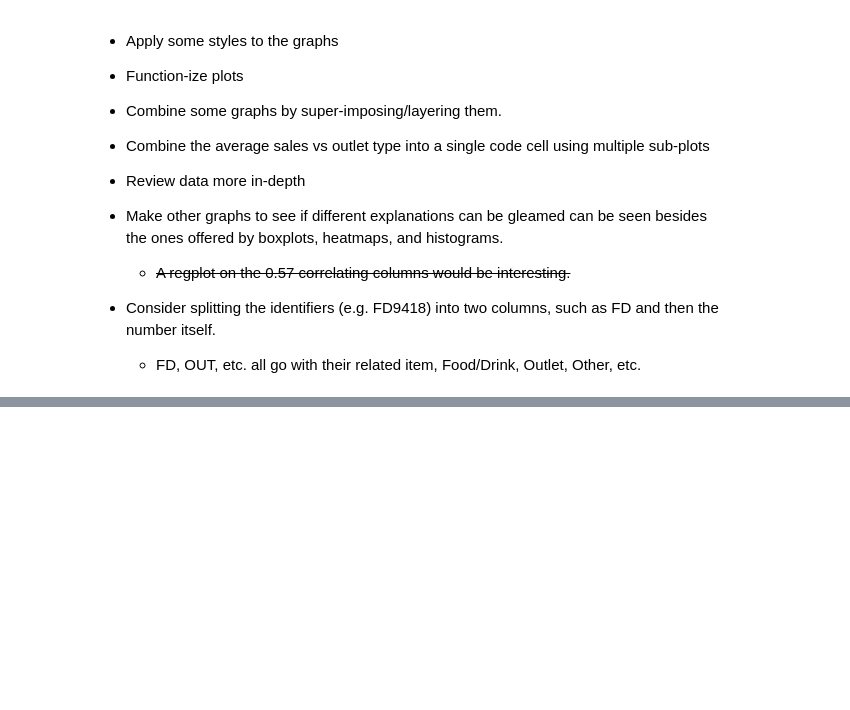
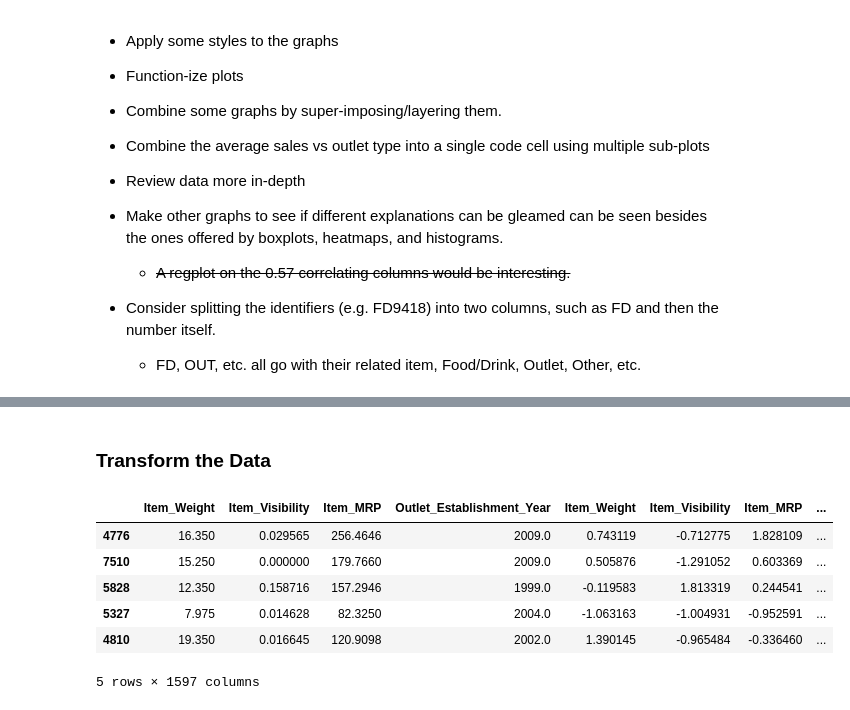
Before and after one commit to hokushrine/prediction-of-product-sales, a Jupyter notebook: Prediction_of_Product_Sales.ipynb, the cells around one changed output, grey strips where cells are left out. Saved outputs shown, nothing was run; the diff lists cells and outputs as text; code cells hidden in the pictures; blank space fills up the shorter version.

Commit message:
Train test split and data transformation

```diff
--- a/Prediction_of_Product_Sales.ipynb
+++ b/Prediction_of_Product_Sales.ipynb
@@ -532,0 +712,9 @@ To-Do
+# %%
+# Get list of numeric columns and instantiate a StandardScaler & imputer
+num_cols = X_train.select_dtypes('number').columns
+scaler = StandardScaler()
+imputer = SimpleImputer(strategy='mean')
+
+# Construct the tuple for column transformer with the scaler
+num_tuple = ('numeric',scaler, num_cols)
+num_tuple
@@ -532,0 +729,8 @@ To-Do
+# %%
+# Get list of categorical columns and instantiate a OneHotEncoder
+cat_cols = X_train.select_dtypes('object').columns
+encoder_ohe = OneHotEncoder(handle_unknown='ignore',sparse_output=False)
+
+# Construct the tuple for column transformer with the encoder
+cat_tuple = ('categorical',encoder_ohe, cat_cols)
+cat_tuple
@@ -532,0 +745,11 @@ To-Do
+# %%
+# Passing a list of tuples. Put the last parens on the same line as the last arg to follow PEP8 standards
+# Remember, the order of the tuples matter! Transformations happen according to the order of the tuples
+preprocessor = ColumnTransformer(
+    [
+        ('numeric', imputer, num_cols),
+        ('scaler', scaler, num_cols),
+        ('categorical', encoder_ohe, cat_cols),
+    ], verbose_feature_names_out=False)
+
+preprocessor
@@ -532,0 +772,3 @@ To-Do
+# %%
+# Fit on training data
+preprocessor.fit(X_train)
@@ -532,0 +791,19 @@ To-Do
+# %% [markdown]
+### Transform the Data
+# %%
+# Transform the training data
+X_train_processed = preprocessor.transform(X_train)
+
+# Transform the testing data
+X_test_processed = preprocessor.transform(X_test)
+
+# View the processed training data
+X_train_processed.head()
+# %% [output]
+|  | Item_Weight | Item_Visibility | Item_MRP | Outlet_Establishment_Year | Item_Weight | Item_Visibility | Item_MRP | ... |
+| 4776 | 16.350 | 0.029565 | 256.4646 | 2009.0 | 0.743119 | -0.712775 | 1.828109 | ... |
+| 7510 | 15.250 | 0.000000 | 179.7660 | 2009.0 | 0.505876 | -1.291052 | 0.603369 | ... |
+| 5828 | 12.350 | 0.158716 | 157.2946 | 1999.0 | -0.119583 | 1.813319 | 0.244541 | ... |
+| 5327 | 7.975 | 0.014628 | 82.3250 | 2004.0 | -1.063163 | -1.004931 | -0.952591 | ... |
+| 4810 | 19.350 | 0.016645 | 120.9098 | 2002.0 | 1.390145 | -0.965484 | -0.336460 | ... |
+5 rows × 1597 columns
```
Also changed, not shown: parts of 29 cells of this notebook.
